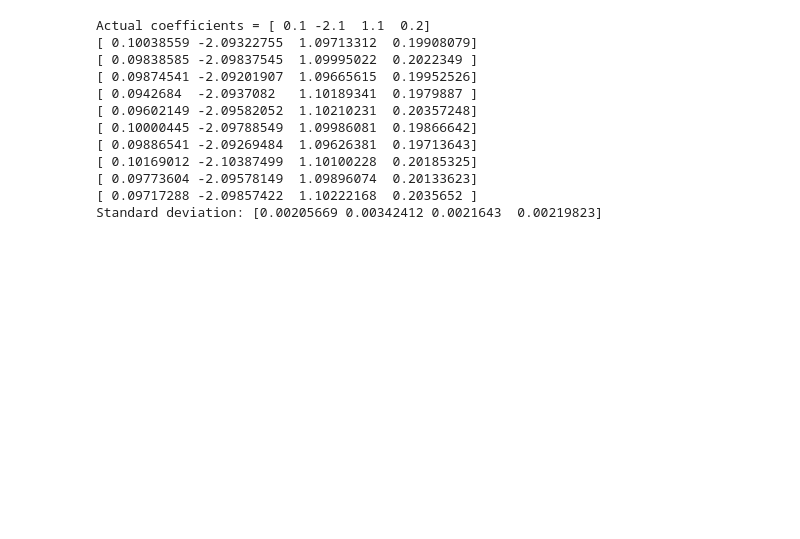
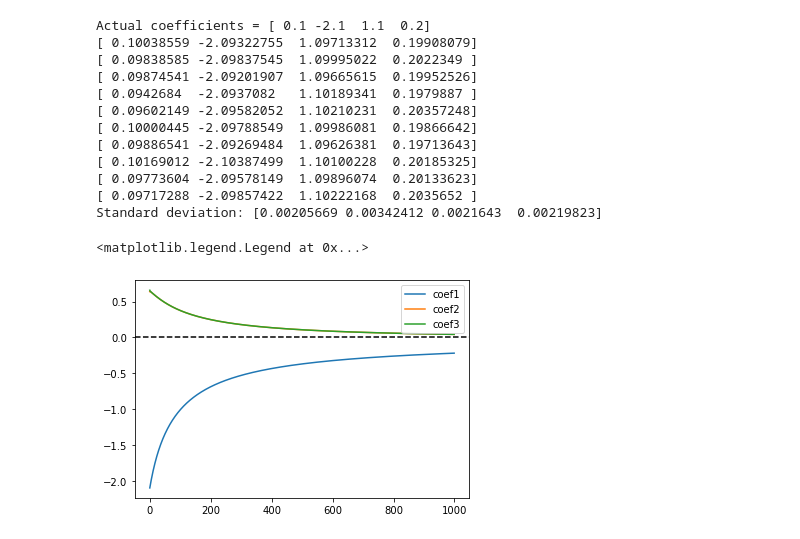
Before and after one commit to pablosuau/training, a Jupyter notebook: machine_learning/04_regression/01_ridge_regression/01_toy_examples.ipynb, the cells around one changed output. Cells and saved outputs as stored; diff of their text form; code cells hidden in the pictures; blank space fills up the shorter version.

Commit message:
feat: ridge trace

```diff
--- a/machine_learning/04_regression/01_ridge_regression/01_toy_examples.ipynb
+++ b/machine_learning/04_regression/01_ridge_regression/01_toy_examples.ipynb
@@ -8,6 +8,7 @@ np.random.seed(0)
 SAMPLES = 1000
 NOISE = 0.01
 COEF = np.array([0.1, -2.1, 1.1, 0.2])  #b0, b1, b2, b3
+K = range(1000)
 # %% [markdown]
 ### Generate multidimensional data with high correlation between two of the features
 
@@ -84,5 +85,5 @@ Actual coefficients = [ 0.1 -2.1  1.1  0.2]
 Standard deviation: [0.00205669 0.00342412 0.0021643  0.00219823]
 # %%
 # Ridge regression implementation
-def ridge_regression(k):
+def ridge_regression(k, X, y):
     return np.dot(y, np.dot(X, np.linalg.inv(np.dot(X.T, X) + k * np.identity(X.shape[1]))))
@@ -91,3 +90,17 @@ def ridge_regression(k):
+# %%
+# Selecting k with a ridge trace
+trace = pd.DataFrame(index = K, columns = ['coef0', 'coef1', 'coef2', 'coef3'])
+for k in K:
+    trace.loc[k] = ridge_regression(k, X, y)
+
+fig, ax = plt.subplots()
+for i in range(1, X.shape[1]):
+    ax.plot(trace['coef' + str(i)])
+plt.axhline(y=0, color='k', linestyle='--')
+ax.legend(trace.columns[1:])
+# %% [output]
+<matplotlib.legend.Legend at 0x...>
+[figure, added]
 # %%
 # Check that there is less variance with that k - add RMSE
 # %%
```
Also changed, not shown: parts of 1 cell of this notebook.
